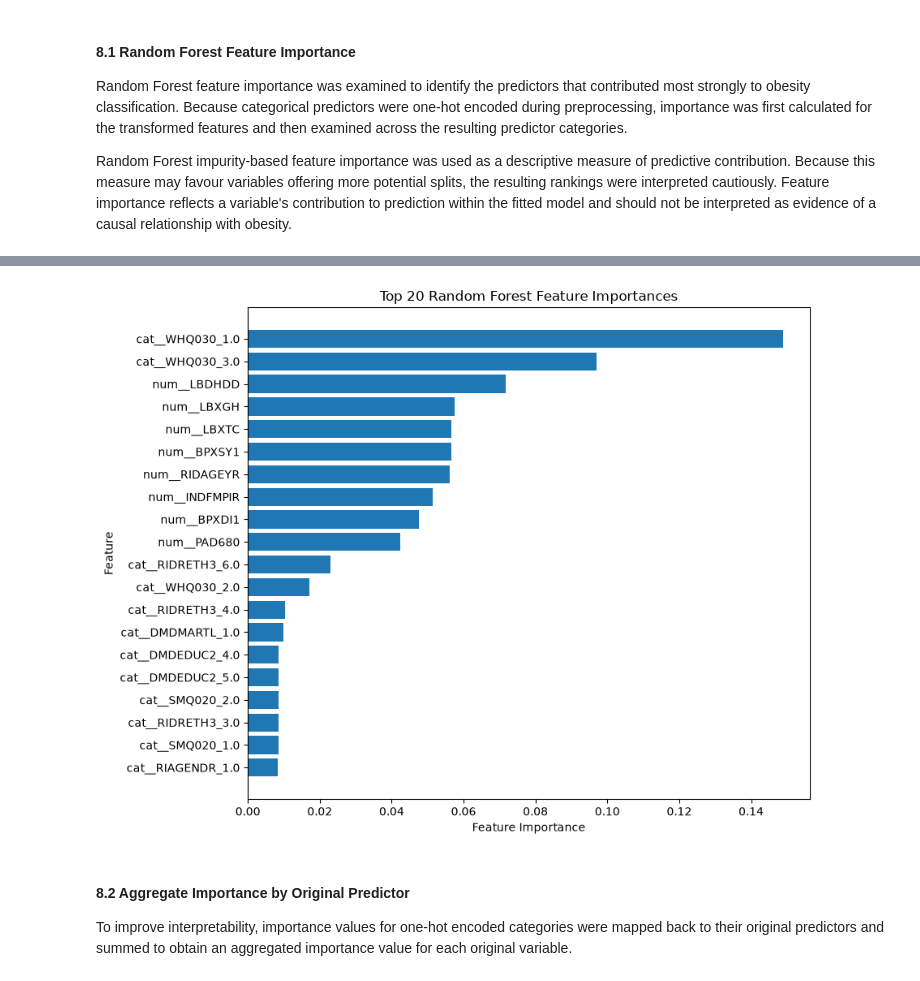
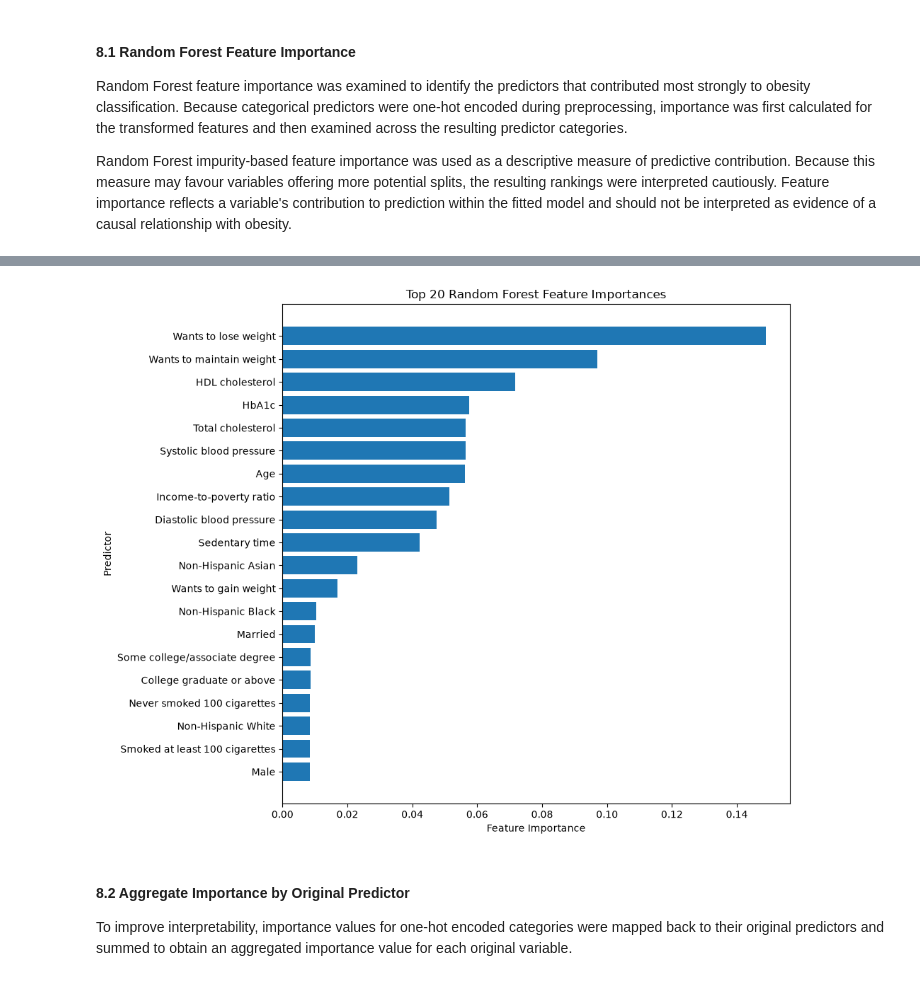
Before and after one commit to Akazong/NHANES-Obesity-Classification, a Jupyter notebook: notebooks/04_classification_modelling.ipynb, the cells around one changed output, grey strips where cells are left out. Cells and saved outputs as stored; diff of their text form; code cells hidden in the pictures.

```diff
--- a/notebooks/04_classification_modelling.ipynb
+++ b/notebooks/04_classification_modelling.ipynb
@@ -987,26 +1027,26 @@ feature_importance.head(20)
 # %%
 # Plot top 20 Random Forest feature importances
 
 top_features = feature_importance.head(20).sort_values(
     "Importance",
     ascending=True
 )
 
-plt.figure(figsize=(9, 7))
+plt.figure(figsize=(10, 8))
 
 plt.barh(
-    top_features["Feature"],
+    top_features["Feature_Label"],
     top_features["Importance"]
 )
 
 plt.xlabel("Feature Importance")
-plt.ylabel("Feature")
+plt.ylabel("Predictor")
 plt.title("Top 20 Random Forest Feature Importances")
 
 plt.tight_layout()
 plt.show()
 # %% [output]
-[figure, old version]
+[figure, new version]
 # %% [markdown]
 #### 8.2 Aggregate Importance by Original Predictor
 To improve interpretability, importance values for one-hot encoded categories were mapped back to their original predictors and summed to obtain an aggregated importance value for each original variable.
```
Also changed, not shown: parts of 6 cells of this notebook.
